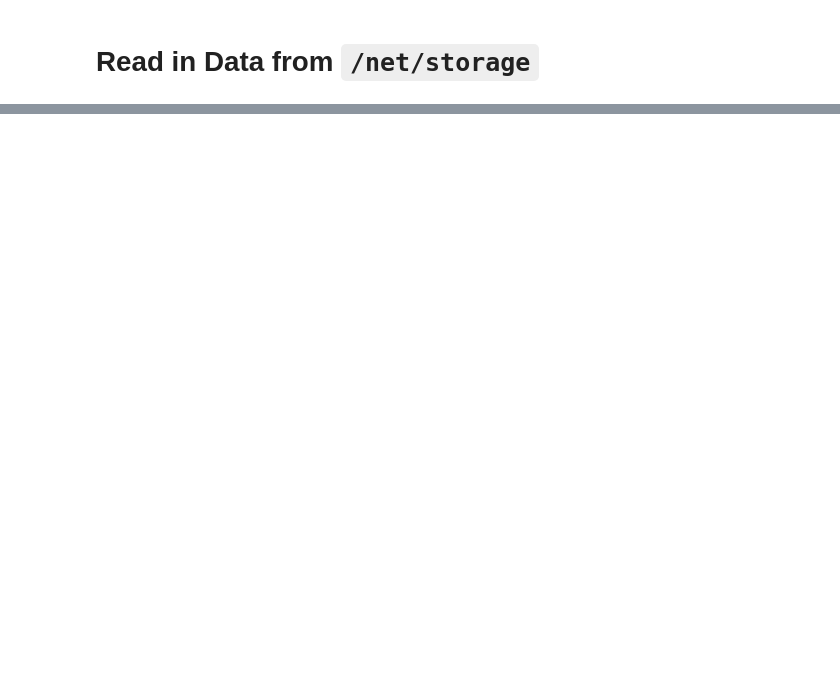
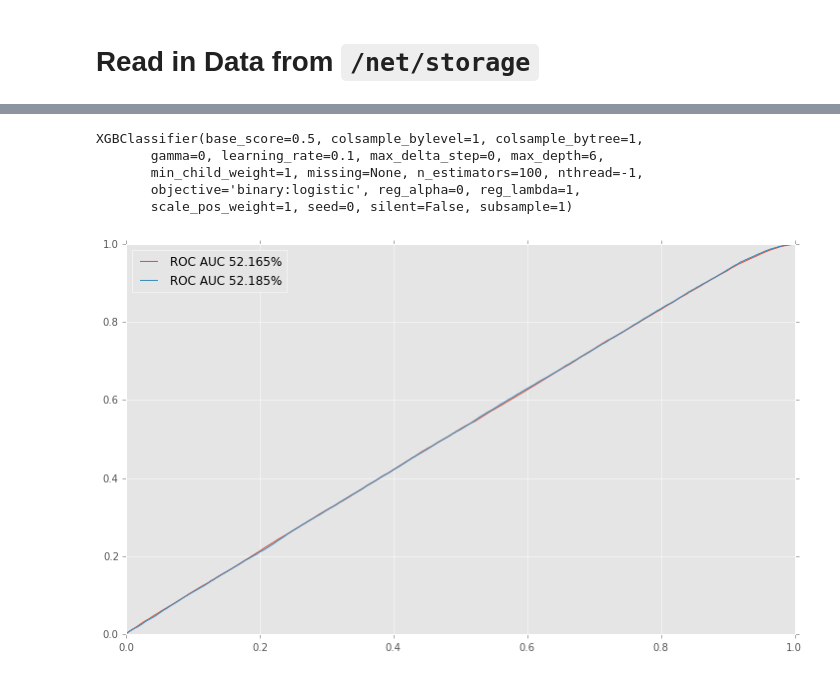
Before and after one commit to bixel/fttrainer, a Jupyter notebook: pandas-training-test.ipynb, the cells around one changed output, grey strips where cells are left out. Saved outputs shown, nothing was run; the diff lists cells and outputs as text; code cells hidden in the pictures; blank space fills up the shorter version.

```diff
--- a/pandas-training-test.ipynb
+++ b/pandas-training-test.ipynb
@@ -49,0 +121,25 @@ dtype: object
+# %%
+gbm.fit(train_data, train_labels)
+# %% [output]
+XGBClassifier(base_score=0.5, colsample_bylevel=1, colsample_bytree=1,
+       gamma=0, learning_rate=0.1, max_delta_step=0, max_depth=6,
+       min_child_weight=1, missing=None, n_estimators=100, nthread=-1,
+       objective='binary:logistic', reg_alpha=0, reg_lambda=1,
+       scale_pos_weight=1, seed=0, silent=False, subsample=1)
+# %%
+probas = gbm.predict_proba(test_data)[:,1]
+preds = gbm.predict(test_data)
+score = roc_auc_score(test_labels, probas)
+# %%
+gb = GradientBoostingClassifier()
+gb.fit(train_data, train_labels)
+# %%
+gb_probas = gb.predict_proba(test_data)[:,1]
+gb_score = roc_auc_score(test_labels, gb_probas)
+# %%
+plt.plot(*roc_curve(test_labels, gb_probas)[:2], label='ROC AUC {:2.3f}%'.format(gb_score * 100))
+plt.plot(*roc_curve(test_labels, probas)[:2], label='ROC AUC {:2.3f}%'.format(score * 100))
+plt.legend(loc='best')
+plt.show()
+# %% [output]
+[figure, added]
```
Also changed, not shown: parts of 15 cells of this notebook.
